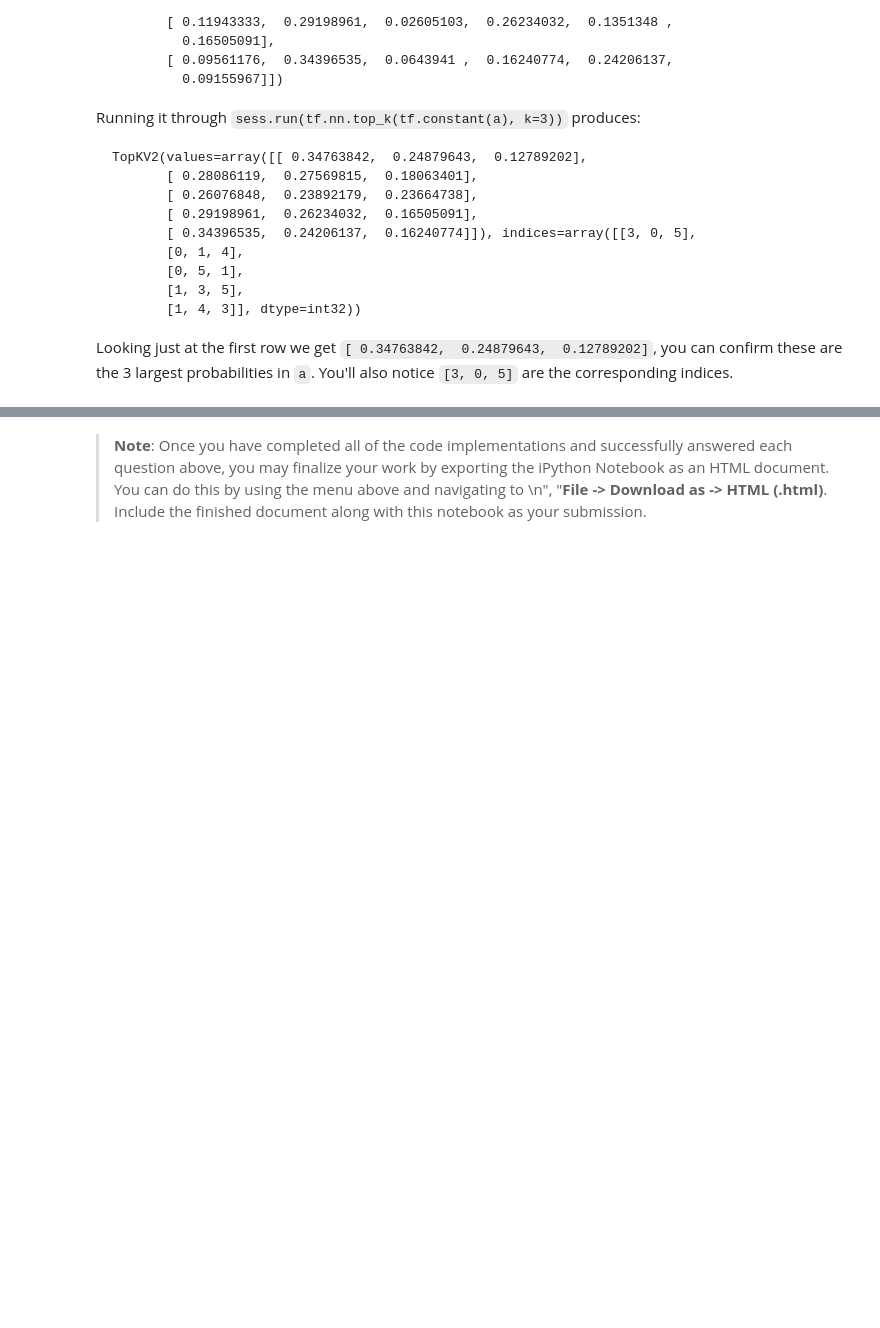
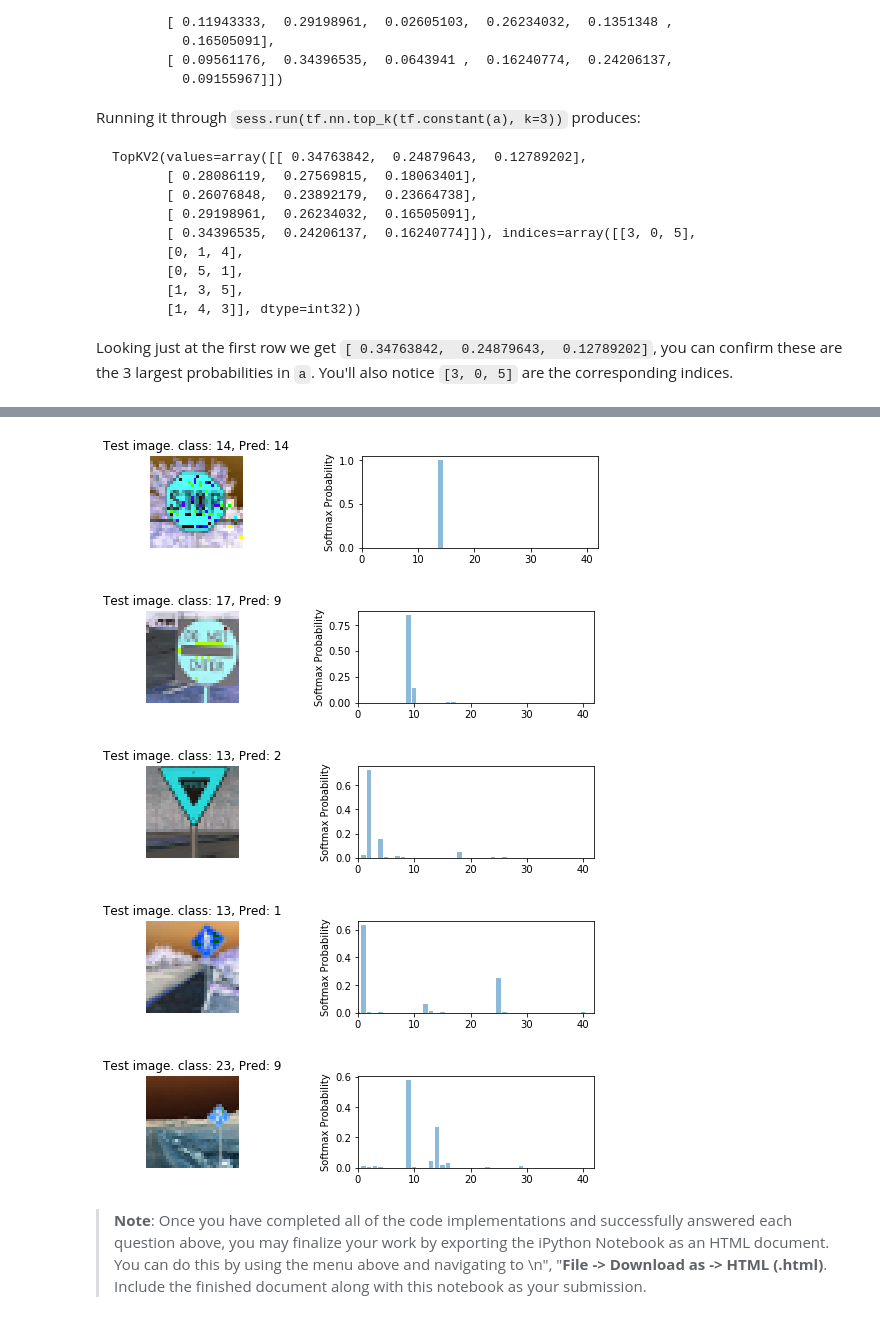
Before and after one commit to saurabhwl/CarND-Traffic-Sign-Classifier-Project, a Jupyter notebook: Traffic_Sign_Classifier.ipynb, the cells around one changed output, grey strips where cells are left out. Cells and saved outputs as stored; diff of their text form; code cells hidden in the pictures; blank space fills up the shorter version.

```diff
--- a/Traffic_Sign_Classifier.ipynb
+++ b/Traffic_Sign_Classifier.ipynb
@@ -541,18 +535,0 @@ Looking just at the first row we get `[ 0.34763842,  0.24879643,  0.12789202]`,
-# %%
-### Visualize the softmax probabilities here.
-### Feel free to use as many code cells as needed.
-with tf.Session() as sess:
-    loader = tf.train.import_meta_graph('tsc_model.meta')
-    loader.restore(sess, tf.train.latest_checkpoint('./'))
-    prob = sess.run(tf.nn.top_k(tf.nn.softmax(logits), k=3), feed_dict={x: X_test_images})
-
-    for i, p in enumerate(prob.values):
-        fig, ax = plt.subplots()
-        ax.bar(np.arange(3), p, 0.3, color='r', align='center')
-        ax.set_xlabel('labels')
-        ax.set_ylabel('prob')
-        ax.set_title("image{} softmax prob".format(i+1))
-        ax.set_xticks(np.arange(3))
-        ax.set_yticks(np.arange(0, 1.1, .1))
-        ax.set_xticklabels(prob.indices[i])
-        plt.show()
@@ -565,3 +550,29 @@ with tf.Session() as sess:
+# %%
+### Visualize the softmax probabilities here.
+def plot_prob(images, labels, predictions, probs):
+
+    indexes = list(range(n_classes))
+    for i in range(0,5):
+        plt.figure(figsize=(50, 20))
+        plt.subplot(10,10,1)
+        plt.axis('off')
+        plt.title('Test image. class: {0}, Pred: {1}'.format(labels[i], predictions[i]))
+        plt.imshow(images[i])
+
+
+        plt.subplot(10,10,2)
+        plt.bar(indexes, probs[i], align='center', alpha=0.5)
+        plt.xlim(0,42)
+        plt.ylabel('Softmax Probability')
+        plt.show()
+
+plot_prob(X_test_images, y_test_images, predictions, softmax_probabilties)
+# %% [output]
+[figure, added]
+[figure, added]
+[figure, added]
+[figure, added]
+[figure, added]
 # %% [markdown]
 > **Note**: Once you have completed all of the code implementations and successfully answered each question above, you may finalize your work by exporting the iPython Notebook as an HTML document. You can do this by using the menu above and navigating to  \n",
     "**File -> Download as -> HTML (.html)**. Include the finished document along with this notebook as your submission.
```
Also changed, not shown: parts of 13 cells of this notebook, 1 other file.
